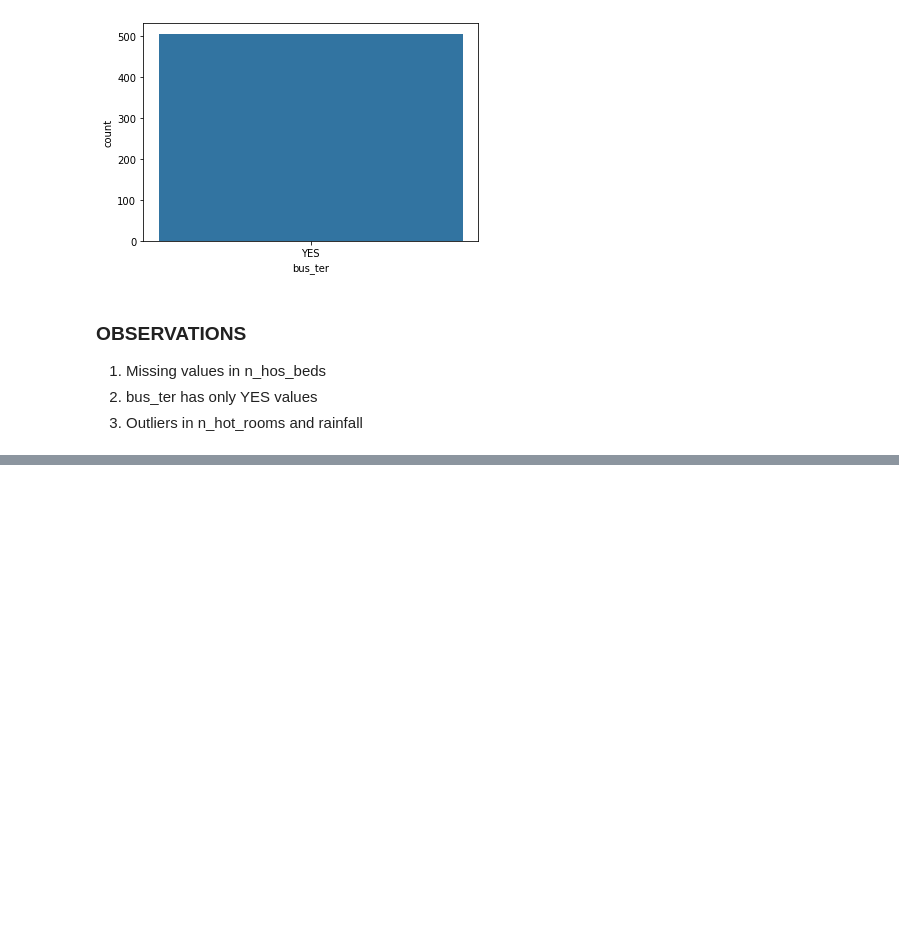
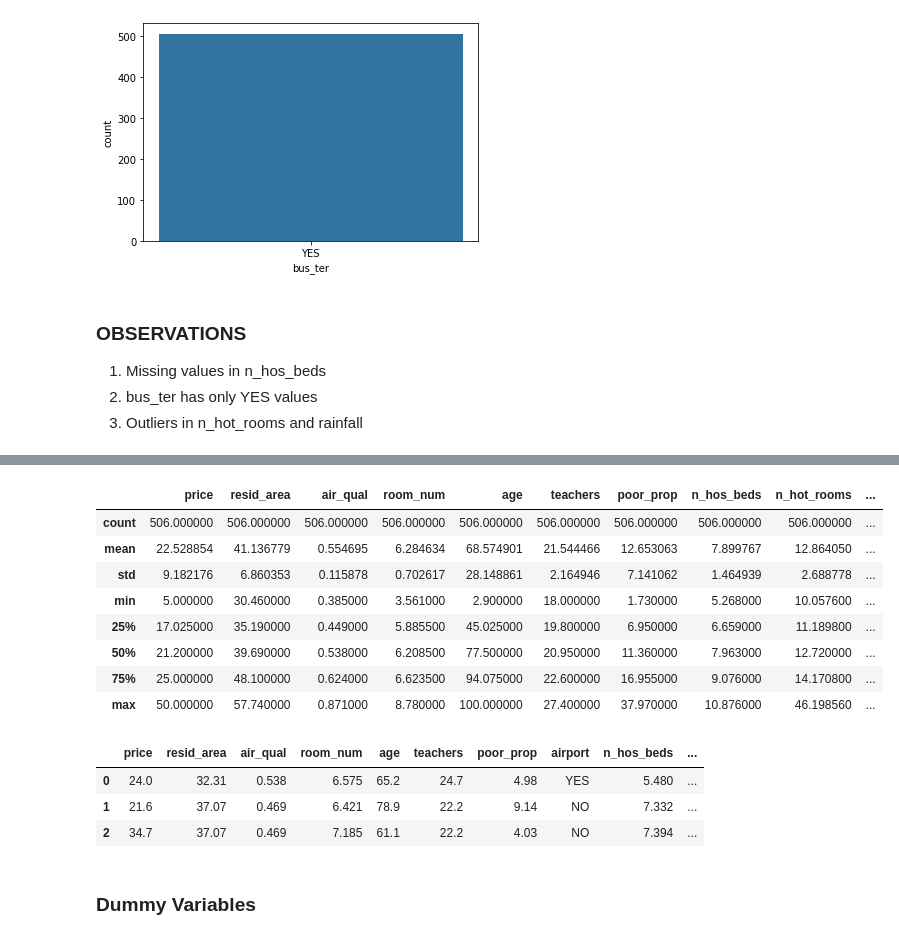
Before and after one commit to Stan-Leigh/Start-Tech-Academy, a Jupyter notebook: Preprocessing_Classification.ipynb, the cells around one changed output, grey strips where cells are left out. Cells and saved outputs as stored; diff of their text form; code cells hidden in the pictures; blank space fills up the shorter version.

```diff
--- a/Preprocessing_Classification.ipynb
+++ b/Preprocessing_Classification.ipynb
@@ -93,0 +136,2 @@ sns.countplot(x='bus_ter', data=df)  # not a vaiable. just a constant. not provi
+# %%
+lv = np.percentile(df['rainfall'], [1])[0]
@@ -93,0 +143,2 @@ sns.countplot(x='bus_ter', data=df)  # not a vaiable. just a constant. not provi
+# %%
+df.rainfall[(df.rainfall < 0.3 * lv)] = 0.3 * lv
@@ -93,0 +189,2 @@ sns.countplot(x='bus_ter', data=df)  # not a vaiable. just a constant. not provi
+# %%
+df.n_hos_beds = df.n_hos_beds.fillna(df.n_hos_beds.mean())
@@ -93,0 +213,2 @@ sns.countplot(x='bus_ter', data=df)  # not a vaiable. just a constant. not provi
+# %%
+df['avg_dist'] = (df.dist1 + df.dist2 + df.dist3 + df.dist4) / 4
@@ -93,0 +232,12 @@ sns.countplot(x='bus_ter', data=df)  # not a vaiable. just a constant. not provi
+# %%
+df.describe()
+# %% [output]
+|  | price | resid_area | air_qual | room_num | age | teachers | poor_prop | n_hos_beds | n_hot_rooms | ... |
+| count | 506.000000 | 506.000000 | 506.000000 | 506.000000 | 506.000000 | 506.000000 | 506.000000 | 506.000000 | 506.000000 | ... |
+| mean | 22.528854 | 41.136779 | 0.554695 | 6.284634 | 68.574901 | 21.544466 | 12.653063 | 7.899767 | 12.864050 | ... |
+| std | 9.182176 | 6.860353 | 0.115878 | 0.702617 | 28.148861 | 2.164946 | 7.141062 | 1.464939 | 2.688778 | ... |
+| min | 5.000000 | 30.460000 | 0.385000 | 3.561000 | 2.900000 | 18.000000 | 1.730000 | 5.268000 | 10.057600 | ... |
+| 25% | 17.025000 | 35.190000 | 0.449000 | 5.885500 | 45.025000 | 19.800000 | 6.950000 | 6.659000 | 11.189800 | ... |
+| 50% | 21.200000 | 39.690000 | 0.538000 | 6.208500 | 77.500000 | 20.950000 | 11.360000 | 7.963000 | 12.720000 | ... |
+| 75% | 25.000000 | 48.100000 | 0.624000 | 6.623500 | 94.075000 | 22.600000 | 16.955000 | 9.076000 | 14.170800 | ... |
+| max | 50.000000 | 57.740000 | 0.871000 | 8.780000 | 100.000000 | 27.400000 | 37.970000 | 10.876000 | 46.198560 | ... |
@@ -93,0 +246,9 @@ sns.countplot(x='bus_ter', data=df)  # not a vaiable. just a constant. not provi
+# %%
+df.head(3)
+# %% [output]
+|  | price | resid_area | air_qual | room_num | age | teachers | poor_prop | airport | n_hos_beds | ... |
+| 0 | 24.0 | 32.31 | 0.538 | 6.575 | 65.2 | 24.7 | 4.98 | YES | 5.480 | ... |
+| 1 | 21.6 | 37.07 | 0.469 | 6.421 | 78.9 | 22.2 | 9.14 | NO | 7.332 | ... |
+| 2 | 34.7 | 37.07 | 0.469 | 7.185 | 61.1 | 22.2 | 4.03 | NO | 7.394 | ... |
+# %% [markdown]
+### Dummy Variables
```
Also changed, not shown: parts of 22 cells of this notebook, 1 other file.
